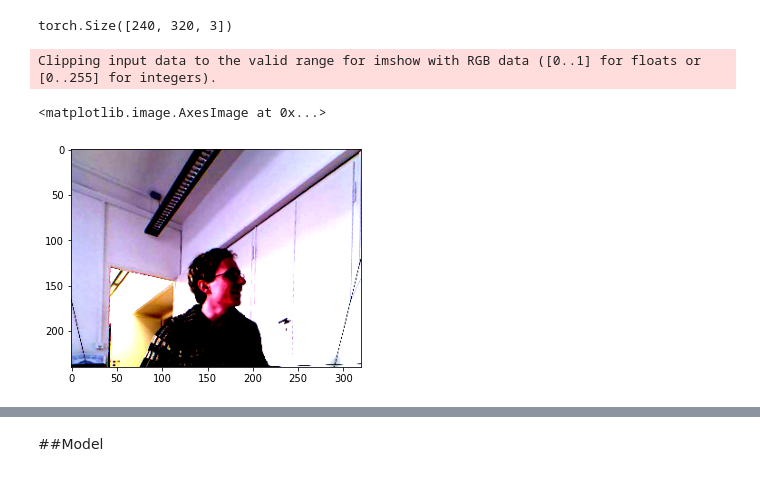
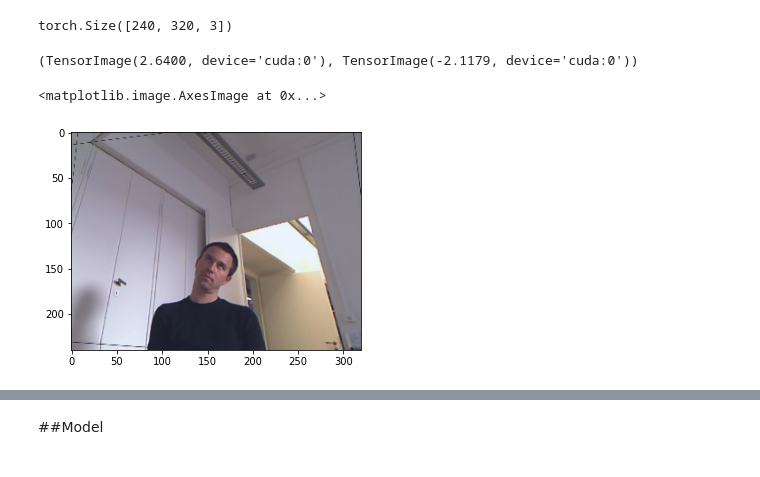
Before and after one commit to i-SanMartin/FastAI, a Jupyter notebook: 06_Multicat/Regression.ipynb, the cells around one changed output, grey strips where cells are left out. Drawn from its saved outputs; the diff is of its cells as text; code cells hidden in the pictures.

```diff
--- a/06_Multicat/Regression.ipynb
+++ b/06_Multicat/Regression.ipynb
@@ -87,18 +87,26 @@ xb.shape,yb.shape
 # %% [output]
 (torch.Size([64, 3, 240, 320]), torch.Size([64, 1, 2]))
 # %%
-#The 3 is because it contains 3 images of 240x320 for each color:
+#The 3 is because it contains 3 images of 240x320 for each color
+#We will convert it in a tensor with trhee colors for each of 240x320 pixels
 image = xb[0].T
-image = image.rot90().rot90().rot90()
+image = image.permute(1,0,2)
 image.shape
 # %% [output]
 torch.Size([240, 320, 3])
+# %%
+xb.max(),xb.min()
+# %% [output]
+(TensorImage(2.6400, device='cuda:0'), TensorImage(-2.1179, device='cuda:0'))
+# %%
+#Valid range for imshow with RGB data is [0..1] for floats and we have [2.64, -2.64](estimated) so:
+image = image + 2.64
+image = image / (2.64 * 2)
 # %%
-plt.imshow(image)
+plt.imshow(image.cpu())
 # %% [output]
-Clipping input data to the valid range for imshow with RGB data ([0..1] for floats or [0..255] for integers).
+<matplotlib.image.AxesImage at 0x...>
-<matplotlib.image.AxesImage at 0x...>
-[figure, old version]
+[figure, new version]
 # %%
 #Dependat variable
 yb[0]
```
Also changed, not shown: parts of 10 cells of this notebook.
